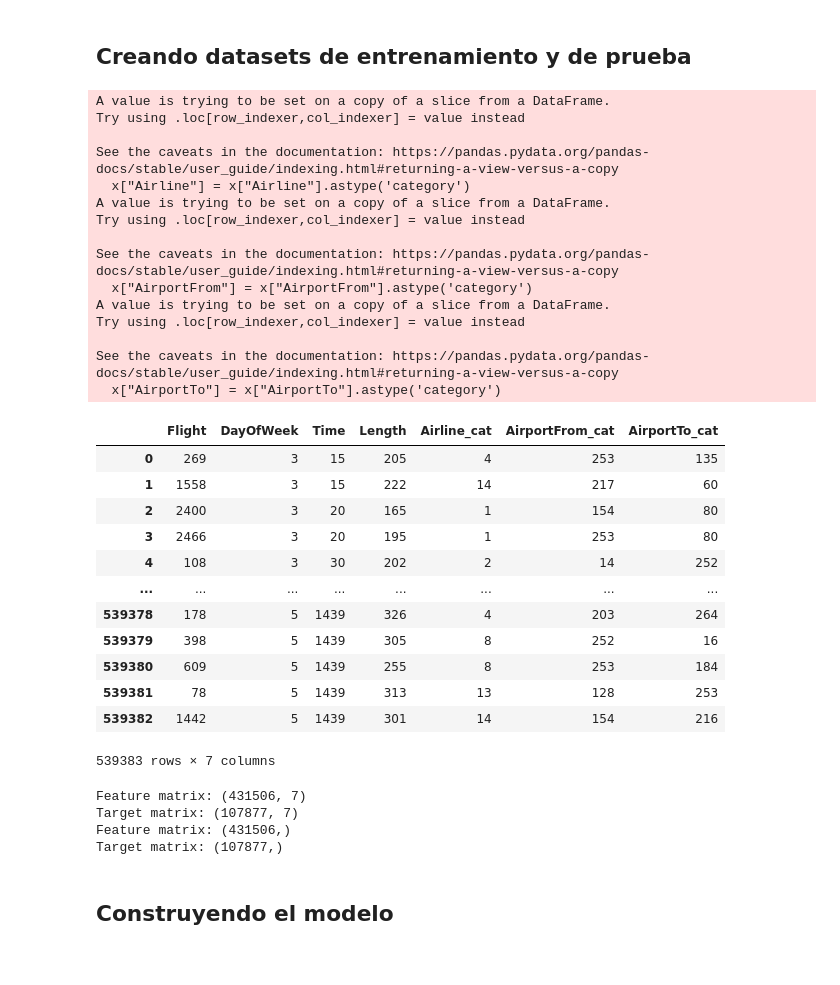
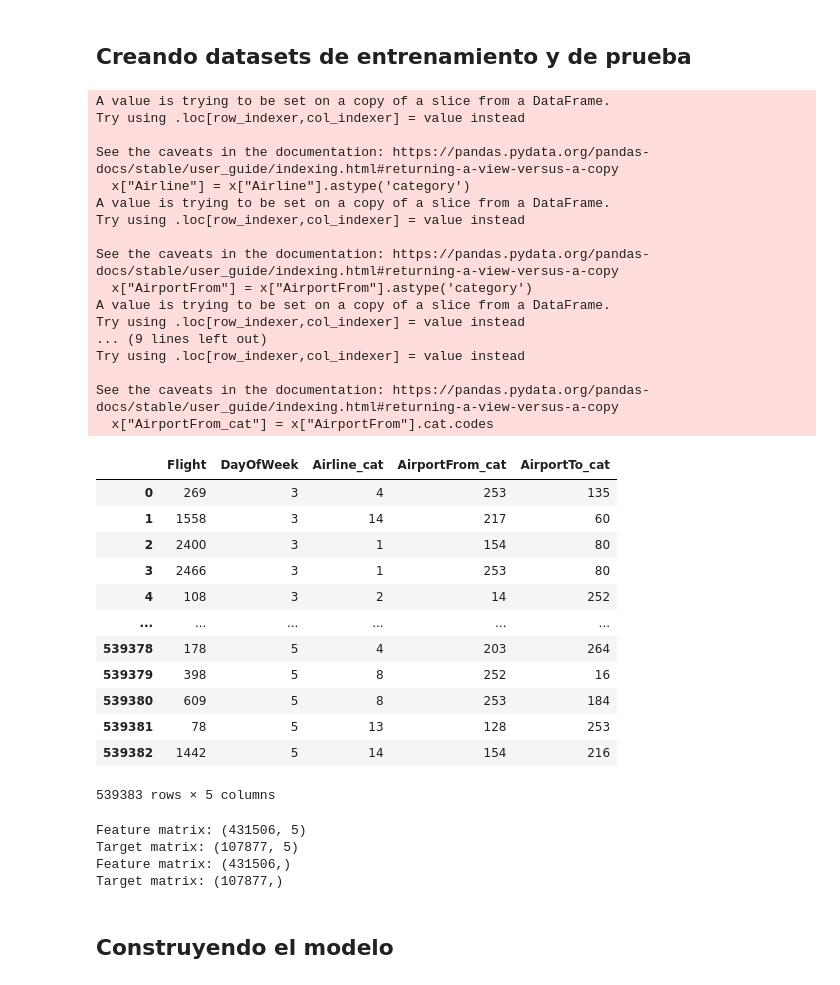
Before and after one commit to nsalazarv/msds_NN, a Jupyter notebook: MLP Classifier/mlp_aerolineas.ipynb, the cells around one changed output. Drawn from its saved outputs; the diff is of its cells as text; code cells hidden in the pictures.

```diff
--- a/MLP Classifier/mlp_aerolineas.ipynb
+++ b/MLP Classifier/mlp_aerolineas.ipynb
@@ -126,48 +126,50 @@ data.isna().sum().sum()
 # %%
 data = data.drop(columns=['id', 'delay2'])
 # %%
-x = data[['Airline', 'Flight', 'AirportFrom', 'AirportTo', 'DayOfWeek', 'Time', 'Length']]
+x = data[['Airline', 'Flight', 'AirportFrom', 'AirportTo', 'DayOfWeek']] #, 'Time', 'Length']]
 
 x["Airline"] = x["Airline"].astype('category')
 x["AirportFrom"] = x["AirportFrom"].astype('category')
 x["AirportTo"] = x["AirportTo"].astype('category')
 
 x["Airline_cat"] = x["Airline"].cat.codes
 x["AirportFrom_cat"] = x["AirportFrom"].cat.codes
 x["AirportTo_cat"] = x["AirportTo"].cat.codes
 
 x = x.drop(columns=['Airline', 'AirportFrom', 'AirportTo'])
 
 x
 # %% [output]
 A value is trying to be set on a copy of a slice from a DataFrame.
 Try using .loc[row_indexer,col_indexer] = value instead
 
 See the caveats in the documentation: https://pandas.pydata.org/pandas-docs/stable/user_guide/indexing.html#returning-a-view-versus-a-copy
   x["Airline"] = x["Airline"].astype('category')
 A value is trying to be set on a copy of a slice from a DataFrame.
 Try using .loc[row_indexer,col_indexer] = value instead
 
 See the caveats in the documentation: https://pandas.pydata.org/pandas-docs/stable/user_guide/indexing.html#returning-a-view-versus-a-copy
   x["AirportFrom"] = x["AirportFrom"].astype('category')
 A value is trying to be set on a copy of a slice from a DataFrame.
 Try using .loc[row_indexer,col_indexer] = value instead
+... (9 lines left out)
+Try using .loc[row_indexer,col_indexer] = value instead
 
 See the caveats in the documentation: https://pandas.pydata.org/pandas-docs/stable/user_guide/indexing.html#returning-a-view-versus-a-copy
-  x["AirportTo"] = x["AirportTo"].astype('category')
+  x["AirportFrom_cat"] = x["AirportFrom"].cat.codes
-|  | Flight | DayOfWeek | Time | Length | Airline_cat | AirportFrom_cat | AirportTo_cat |
-| 0 | 269 | 3 | 15 | 205 | 4 | 253 | 135 |
-| 1 | 1558 | 3 | 15 | 222 | 14 | 217 | 60 |
-| 2 | 2400 | 3 | 20 | 165 | 1 | 154 | 80 |
-| 3 | 2466 | 3 | 20 | 195 | 1 | 253 | 80 |
-| 4 | 108 | 3 | 30 | 202 | 2 | 14 | 252 |
-| ... | ... | ... | ... | ... | ... | ... | ... |
-| 539378 | 178 | 5 | 1439 | 326 | 4 | 203 | 264 |
-| 539379 | 398 | 5 | 1439 | 305 | 8 | 252 | 16 |
-| 539380 | 609 | 5 | 1439 | 255 | 8 | 253 | 184 |
-| 539381 | 78 | 5 | 1439 | 313 | 13 | 128 | 253 |
-| 539382 | 1442 | 5 | 1439 | 301 | 14 | 154 | 216 |
+|  | Flight | DayOfWeek | Airline_cat | AirportFrom_cat | AirportTo_cat |
+| 0 | 269 | 3 | 4 | 253 | 135 |
+| 1 | 1558 | 3 | 14 | 217 | 60 |
+| 2 | 2400 | 3 | 1 | 154 | 80 |
+| 3 | 2466 | 3 | 1 | 253 | 80 |
+| 4 | 108 | 3 | 2 | 14 | 252 |
+| ... | ... | ... | ... | ... | ... |
+| 539378 | 178 | 5 | 4 | 203 | 264 |
+| 539379 | 398 | 5 | 8 | 252 | 16 |
+| 539380 | 609 | 5 | 8 | 253 | 184 |
+| 539381 | 78 | 5 | 13 | 128 | 253 |
+| 539382 | 1442 | 5 | 14 | 154 | 216 |
-539383 rows × 7 columns
+539383 rows × 5 columns
 # %%
 y = data['Delay']
 # %%
@@ -181,8 +183,8 @@ print("Target matrix:", x_test.shape)
 print("Feature matrix:", y_train.shape)
 print("Target matrix:", y_test.shape)
 # %% [output]
-Feature matrix: (431506, 7)
-Target matrix: (107877, 7)
+Feature matrix: (431506, 5)
+Target matrix: (107877, 5)
 Feature matrix: (431506,)
 Target matrix: (107877,)
 # %% [markdown]
```
Also changed, not shown: parts of 12 cells of this notebook.
